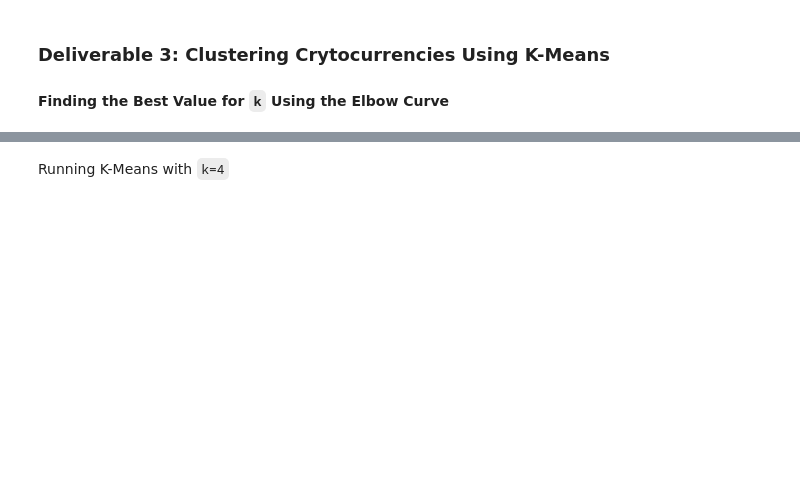
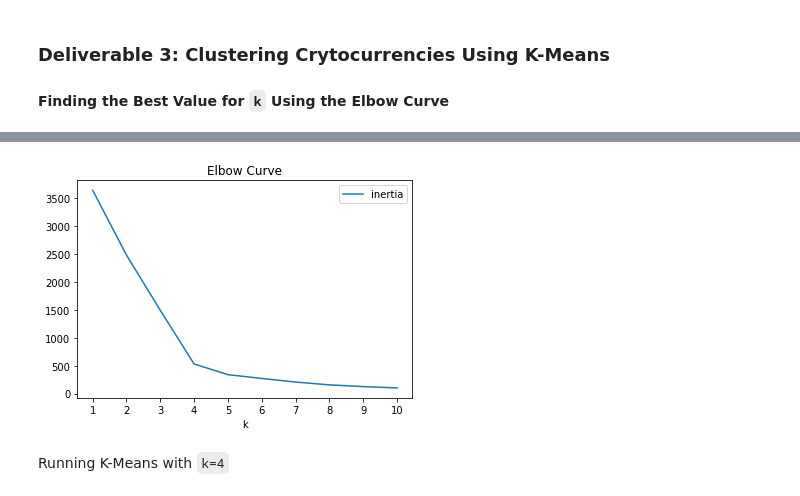
Before and after one commit to knwachuk/Cryptocurrencies, a Jupyter notebook: crypto_clustering.ipynb, the cells around one changed output, grey strips where cells are left out. Drawn from its saved outputs; the diff is of its cells as text; code cells hidden in the pictures; blank space fills up the shorter version.

```diff
--- a/crypto_clustering.ipynb
+++ b/crypto_clustering.ipynb
@@ -250,3 +239,20 @@ pcs_df
+# %%
+# Create an elbow curve to find the best value for K.
+inertia = []
+k = list(range(1, 10 + 1))
+
+# Calculate the inertia for the range of K values
+for i in k:
+    km = KMeans(n_clusters=i, random_state=0)
+    km.fit(pcs_df)
+    inertia.append(km.inertia_)
+
+# Create the Elbow Curve using default Pandas Plot
+elbow_data = {"k": k, "inertia": inertia}
+df_elbow = pd.DataFrame(elbow_data)
+df_elbow.plot(kind="line", x="k", y="inertia", xticks=k, title="Elbow Curve");
+# %% [output]
+[figure, added]
 # %% [markdown]
 Running K-Means with `k=4`
 # %%
```
Also changed, not shown: parts of 6 cells of this notebook.
